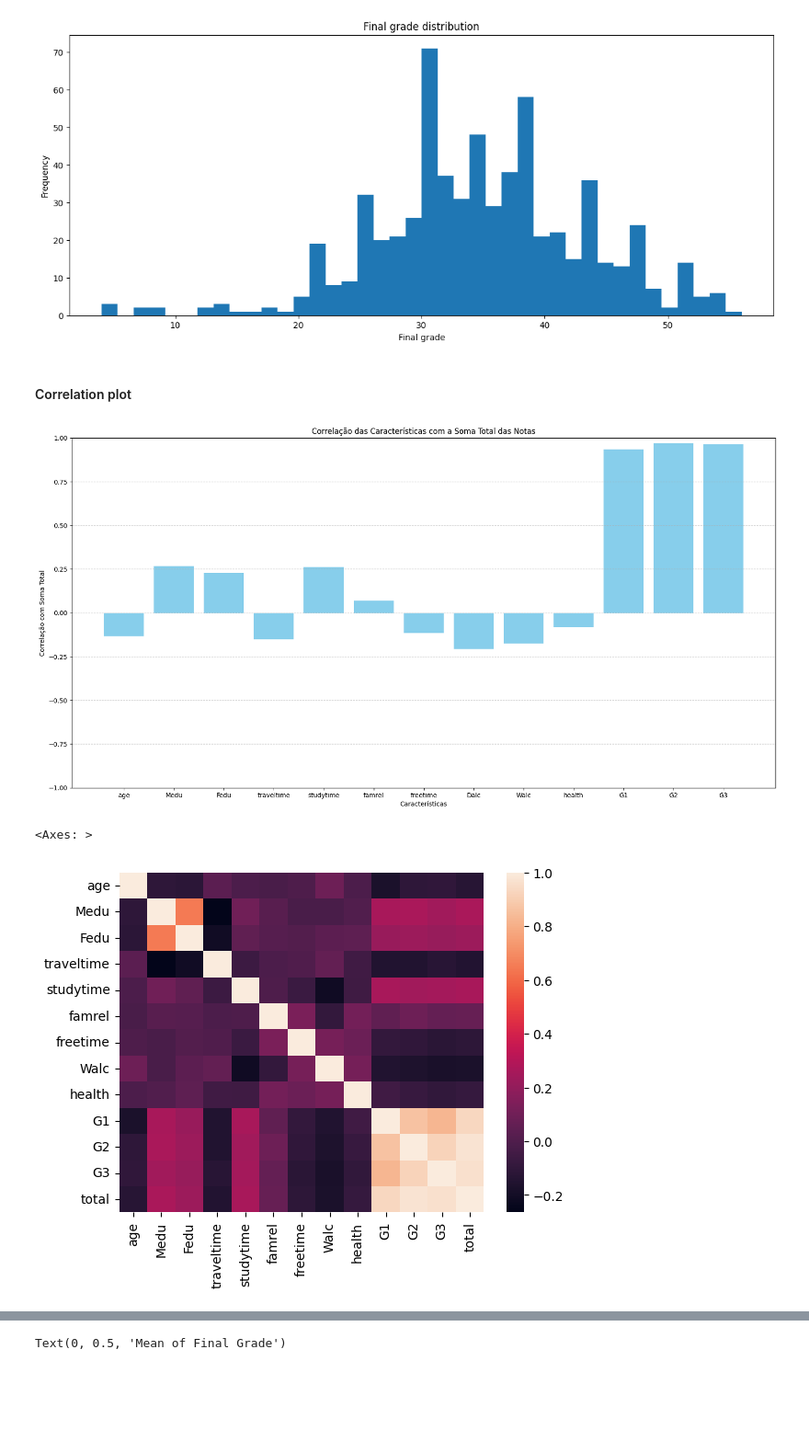
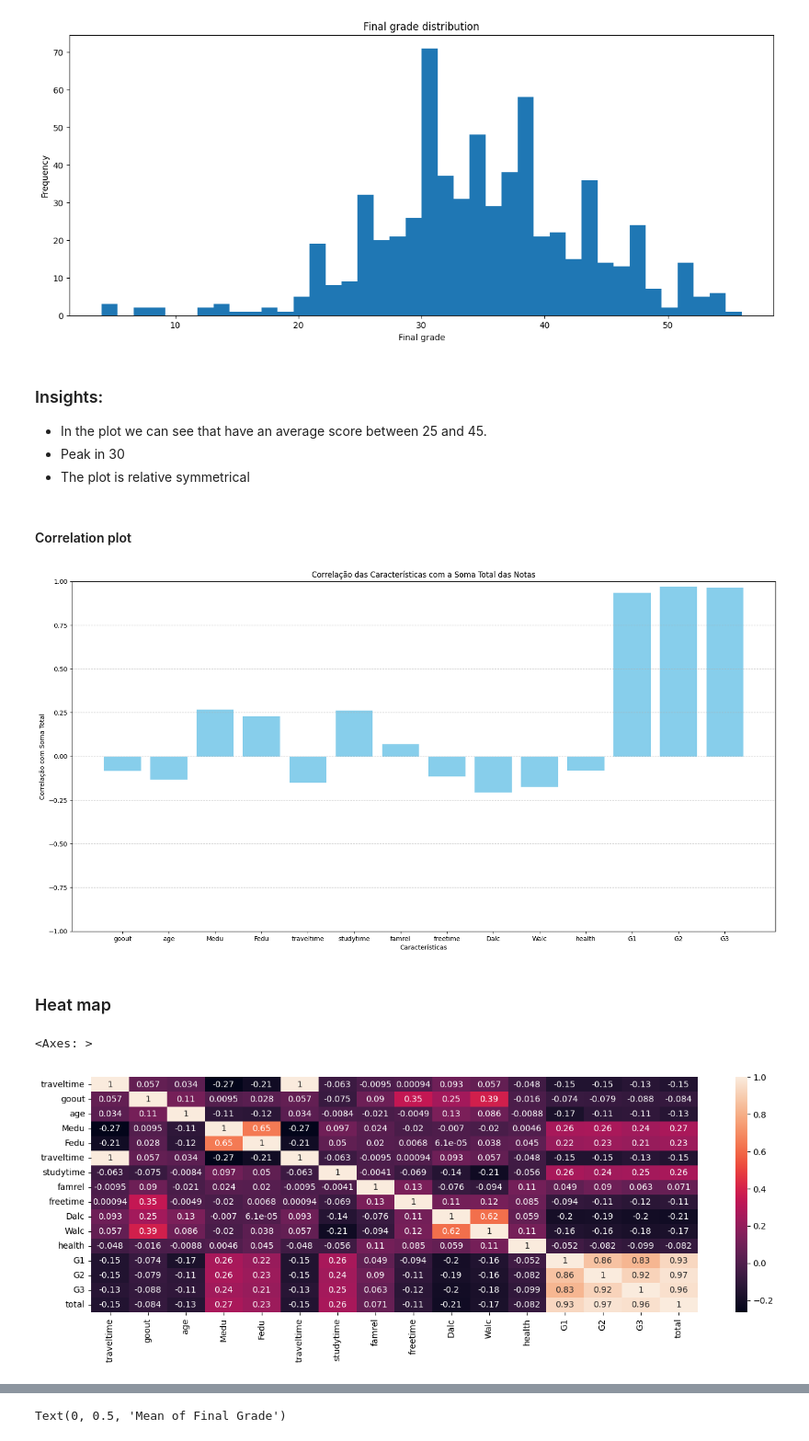
Before and after one commit to VBritis/EDA-StudentPerformance, a Jupyter notebook: EDA.ipynb, the cells around one changed output, grey strips where cells are left out. Shown at 92% size. Drawn from its saved outputs; the diff is of its cells as text; code cells hidden in the pictures; blank space fills up the shorter version.

```diff
--- a/EDA.ipynb
+++ b/EDA.ipynb
@@ -74,8 +102,9 @@ np.int64(0)
 # %%
-#Creating a new column for the total value that is the sum of all grades
+#Creating a new column for the total value that is the sum of all grades for better analysis
 df_values = df[['G1','G2','G3']]
 df['total'] = df_values.sum(axis=1)
-df_filtered = df[['sex','age','address','Medu','Fedu','traveltime','studytime','famrel','freetime','Walc','health','G1','G2','G3','total']]
+#Filtering the data that interest us
+df_filtered = df[['traveltime','goout','sex','age','address','Medu','Fedu','traveltime','studytime','famrel','freetime','Dalc','Walc','health','G1','G2','G3','total']]
 # %%
 #Creating the filters for the highest and lowest grades
 df_filteredH = df_filtered.sort_values(by='total',ascending=False)
@@ -124,11 +140,17 @@ plt.ylabel('Frequency')
 # %% [output]
 Text(0, 0.5, 'Frequency')
 [figure]
+# %% [markdown]
+### Insights:
+* In the plot we can see that have an average score between 25 and 45.
+* Peak in 30
+* The plot is relative symmetrical
 # %% [markdown]
 #### Correlation plot
 # %%
 
-variables = ['age','Medu','Fedu','traveltime','studytime','famrel','freetime','Dalc','Walc','health','G1','G2','G3','total']
+
+variables = ['goout','age','Medu','Fedu','traveltime','studytime','famrel','freetime','Dalc','Walc','health','G1','G2','G3','total']
 corre = df[variables].corr()['total'].drop('total')
 plt.figure(figsize=(20, 10))
 plt.bar(corre.index, corre.values, color='skyblue')
@@ -139,11 +161,14 @@ plt.ylim([-1, 1])  # Ajustar o intervalo dos valores de correlação
 plt.grid(axis='y', linestyle='--', alpha=0.7)
 plt.show()
 # %% [output]
-[figure, old version]
+[figure, new version]
+# %% [markdown]
+### Heat map
 # %%
 df_filteredI = df_filtered.drop(['sex','address'],axis=1)
+plt.figure(figsize=(16,5))
 corru = df_filteredI.corr()
-sns.heatmap(corru)
+sns.heatmap(corru,annot=True)
 # %% [output]
 <Axes: >
-[figure, old version]
+[figure, new version]
```
Also changed, not shown: parts of 16 cells of this notebook.
